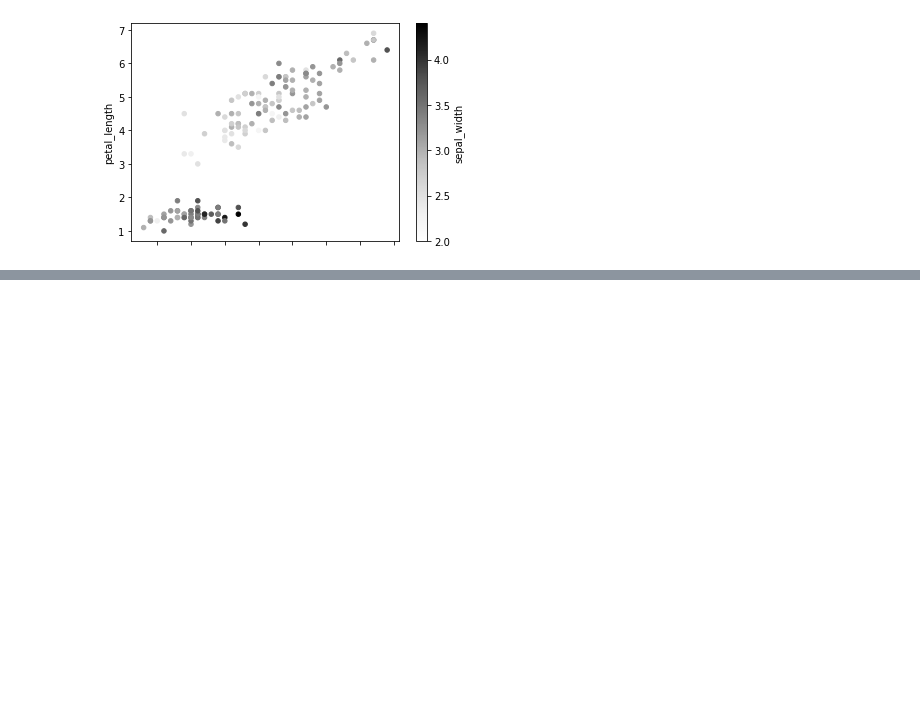
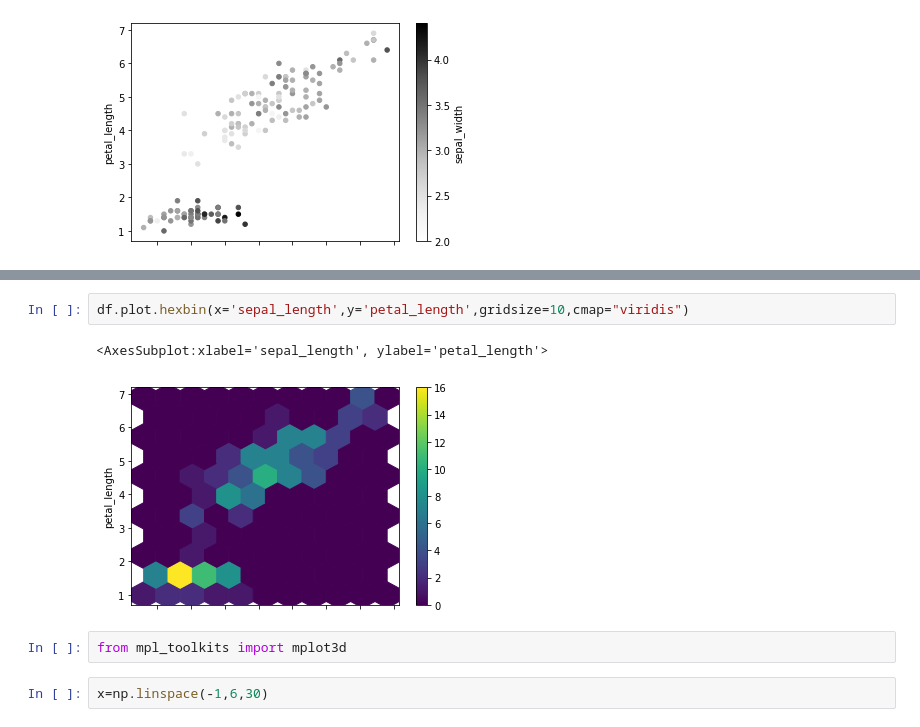
Before and after one commit to pranshuchaurasia/data-science-bootcamp, a Jupyter notebook: python-advanced/data visualization class 2.ipynb, the cells around one changed output, grey strips where cells are left out. Drawn from its saved outputs; the diff is of its cells as text; blank space fills up the shorter version.

```diff
--- a/python-advanced/data visualization class 2.ipynb
+++ b/python-advanced/data visualization class 2.ipynb
@@ -65,0 +81,9 @@ df.plot.scatter(x='sepal_length',y='petal_length',c='sepal_width')
+# %%
+df.plot.hexbin(x='sepal_length',y='petal_length',gridsize=10,cmap="viridis")
+# %% [output]
+<AxesSubplot:xlabel='sepal_length', ylabel='petal_length'>
+[figure, added]
+# %%
+from mpl_toolkits import mplot3d
+# %%
+x=np.linspace(-1,6,30)
```
Also changed, not shown: parts of 9 cells of this notebook.
